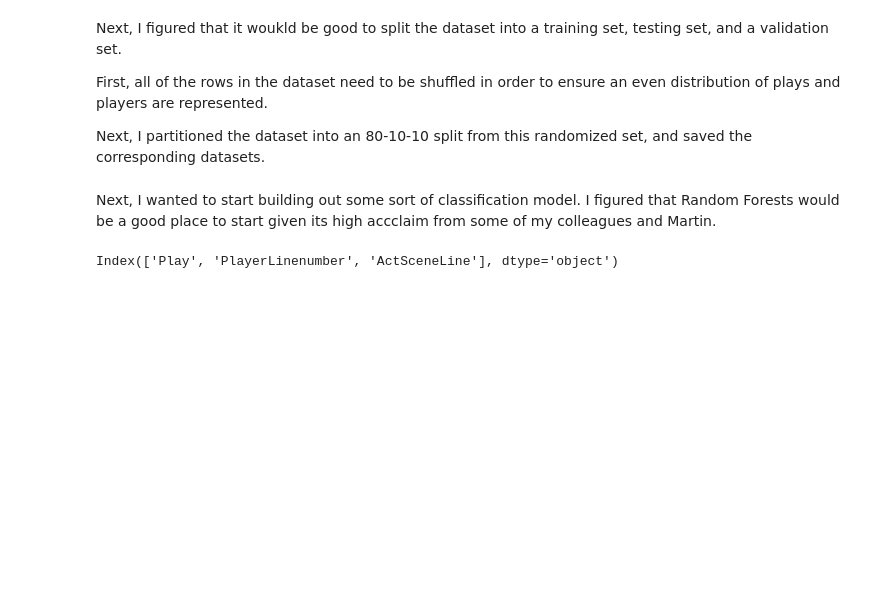
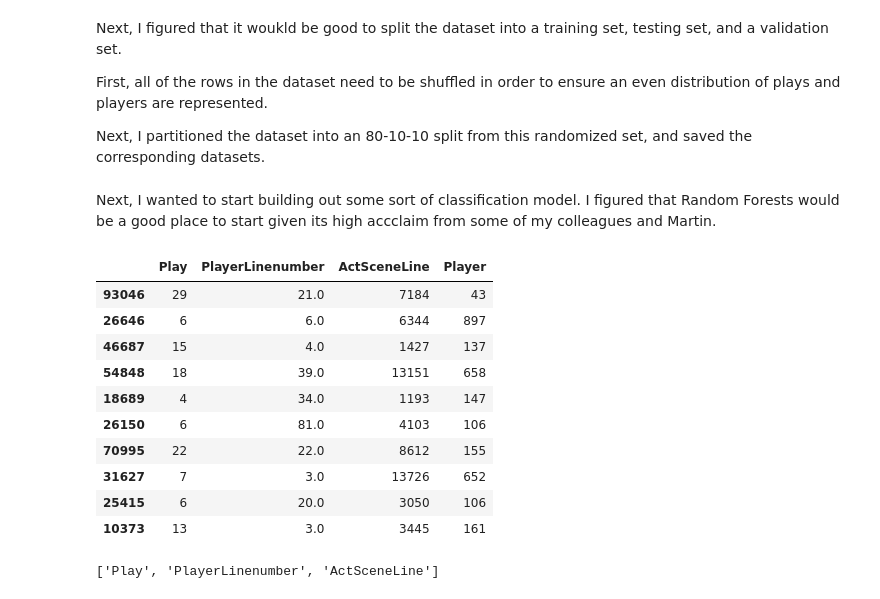
Before and after one commit to patrickcanny/tobeornottobe, a Jupyter notebook: notebooks/Shakespeare Player Classification.ipynb, the cells around one changed output. Saved outputs shown, nothing was run; the diff lists cells and outputs as text; code cells hidden in the pictures; blank space fills up the shorter version.

Commit message:
add label encoder

```diff
--- a/notebooks/Shakespeare Player Classification.ipynb
+++ b/notebooks/Shakespeare Player Classification.ipynb
@@ -28,6 +28,7 @@ shakes.head(10)
 
 shakes_t = shakes[pd.notnull(shakes['Player'])]
 shakes_t = shakes_t.reset_index(drop = True)
+shakes_t['ActSceneLine'] = shakes_t['ActSceneLine'].astype(str)
 del shakes_t['Dataline']
 shakes_t.head(10)
 # %% [output]
@@ -84,0 +88,24 @@ from sklearn.preprocessing import OneHotEncoder
+# %%
+# I used a label encoder to enumerate all the values seen
+le = LabelEncoder()
+le.fit(training['Player'])
+training['Player'] = le.transform(training['Player'])
+# %%
+le.fit(training['ActSceneLine'])
+training['ActSceneLine'] = le.transform(training['ActSceneLine'])
+# %%
+le.fit(training['Play'])
+training['Play'] = le.transform(training['Play'])
+training.head(10)
+# %% [output]
+|  | Play | PlayerLinenumber | ActSceneLine | Player |
+| 93046 | 29 | 21.0 | 7184 | 43 |
+| 26646 | 6 | 6.0 | 6344 | 897 |
+| 46687 | 15 | 4.0 | 1427 | 137 |
+| 54848 | 18 | 39.0 | 13151 | 658 |
+| 18689 | 4 | 34.0 | 1193 | 147 |
+| 26150 | 6 | 81.0 | 4103 | 106 |
+| 70995 | 22 | 22.0 | 8612 | 155 |
+| 31627 | 7 | 3.0 | 13726 | 652 |
+| 25415 | 6 | 20.0 | 3050 | 106 |
+| 10373 | 13 | 3.0 | 3445 | 161 |
@@ -85,8 +115,6 @@ from sklearn.preprocessing import OneHotEncoder
 # %%
-# Establish Features and Decision.
-# Decision is Player
 # Features are every other meaningful column
-features = training.columns[:3]
+features = ['Play', 'PlayerLinenumber', 'ActSceneLine']
 features
 # %% [output]
-Index(['Play', 'PlayerLinenumber', 'ActSceneLine'], dtype='object')
+['Play', 'PlayerLinenumber', 'ActSceneLine']
```
Also changed, not shown: parts of 9 cells of this notebook.
